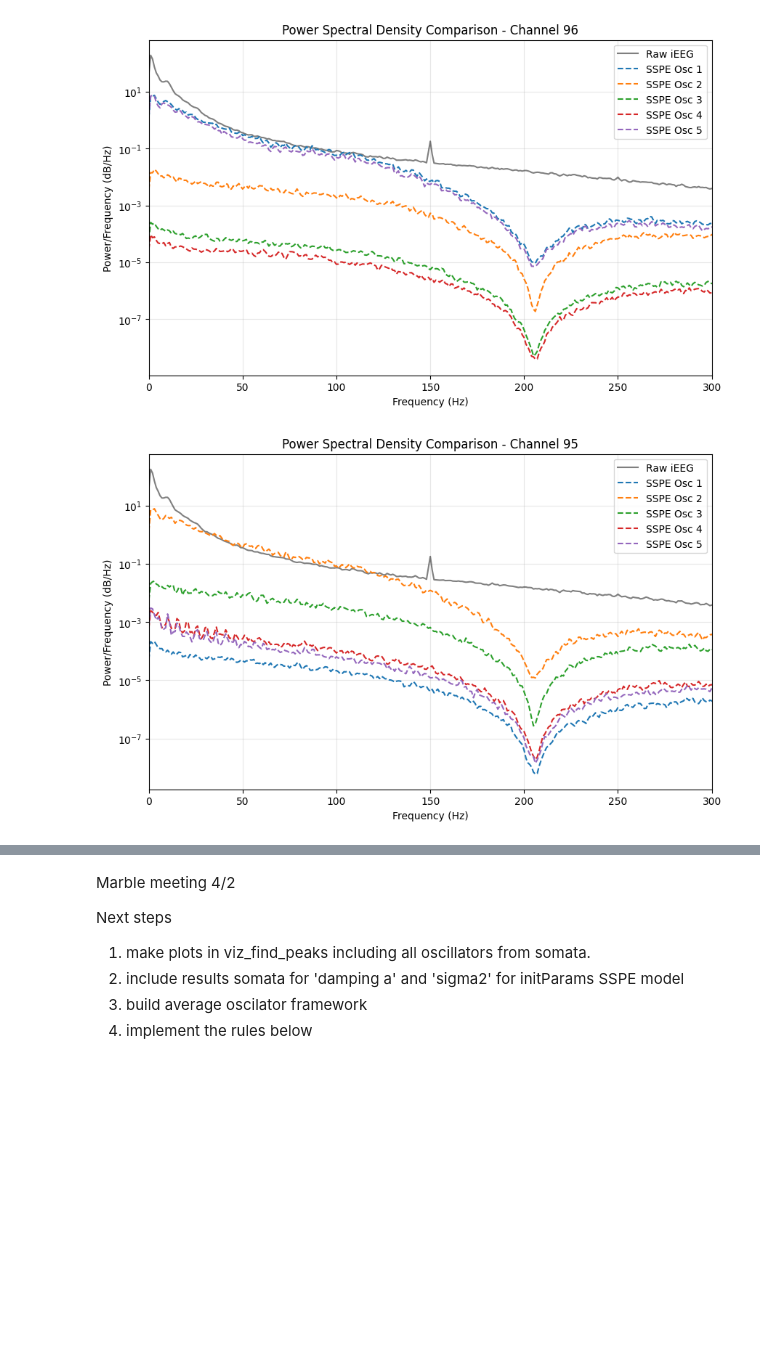
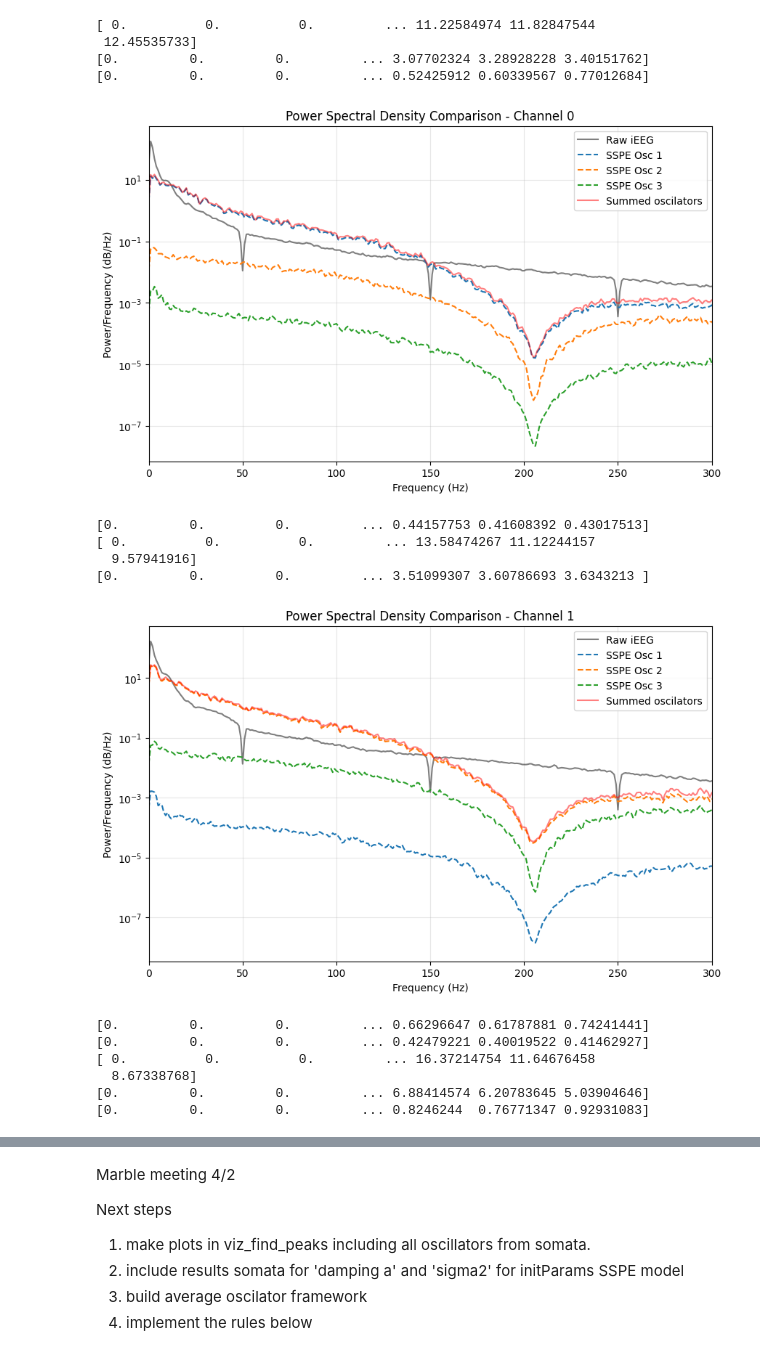
Before and after one commit to LisaPonsteen/SSR-neural-speech-decoding, a Jupyter notebook: viz_peak_freqs.ipynb, the cells around one changed output, grey strips where cells are left out. Saved outputs shown, nothing was run; the diff lists cells and outputs as text; code cells hidden in the pictures; blank space fills up the shorter version.

```diff
--- a/viz_peak_freqs.ipynb
+++ b/viz_peak_freqs.ipynb
@@ -221,40 +286,82 @@ ValueError: array must not contain infs or NaNs
 # %%
-
+import scipy.signal
 pt = 'sub-07'
 ch_idx = 8
 #ch = [50, 8, 51, 101]
 ch = [96, 95, 1]
 
 path_bids = '/Users/lisa/Documents/DSAI_year2/Marble/SingleWordProductionDutch/SingleWordProductionDutch-iBIDS'
 io = NWBHDF5IO(os.path.join(path_bids,pt,'ieeg',f'{pt}_task-wordProduction_ieeg.nwb'), 'r')
 nwbfile = io.read()
 data = nwbfile.acquisition['iEEG'].data[:]
 io.close()
 
-for ch_idx in ch:
+#remove (harmonics of) line noise just like done with the sspe data
+for i in range (0,5):
+    sos = scipy.signal.iirfilter(4, [(i*100+49)/(sr/2),(i*100+51)/(sr/2)],btype='bandstop',output='sos')
+    data = scipy.signal.sosfiltfilt(sos,data,axis=0)
+
+#for the first 3 channels
+osc = [[ 1.57171376, 72.89608773, 30.67527927], [ 1.61172049, 32.21539268, 76.49096605], [ 1.46762755, 32.76762149, 77.56405255, 22.93725585, 12.44592291]
+,[ 2.17824134, 27.86930719, 74.8655711 ]]
+
+idx = 0
+
+#for ch_idx in ch:
+for ch_idx in range (0,3):
     plt.figure(figsize=(10, 6))
 
     # 1. Compute PSD for Raw Signal
     freqs_raw, psd_raw = welch(data[:, ch_idx], sr, nperseg=1024)
     plt.semilogy(freqs_raw, psd_raw, label='Raw iEEG', color='black', alpha=0.5)
 
     # 2. Compute PSD for SSPE Oscillators
     # (Assuming you have access to the raw oscillations before absolute value)
     # If you only have features, this plot will look like low-frequency noise.
     sspe_stacked = np.load(os.path.join(feat_path,f'{pt}_SSPEfeat.npy'))
-    nr_osc = 5
+
+    summed_signal = np.zeros(sspe_stacked.shape[0])
+
+    nr_osc = len(osc[ch_idx])
+
+    #GET THE RIGHT INDEX AND NR OF OSC FOR THESE CHANNELS
+    #might be easier to just pick the first few channels, and look up manually their nr for now (should i later save that info somewhere automatically? is this done correctly in other parts? does the decoder/stacker know??)
+
     for i in range(nr_osc):
-        osc_data = sspe_stacked[:, ch_idx * nr_osc + i]
+        osc_data = sspe_stacked[:, idx + i]
+        print (osc_data)
+        summed_signal = summed_signal + osc_data  # add all oscillators up so we can check if it that results in the raw signal
         freqs_osc, psd_osc = welch(osc_data, sr, nperseg=1024)
         plt.semilogy(freqs_osc, psd_osc, label=f'SSPE Osc {i+1}', linestyle='--')
+
+    idx += nr_osc
+
+    # Compute PSD for the summed signal
+    freqs_added, psd_added = welch(summed_signal, sr, nperseg=1024)
+
+    plt.semilogy(freqs_added, psd_added, label='Summed oscilators', color='red', alpha=0.5)
 
     plt.title(f'Power Spectral Density Comparison - Channel {ch_idx}')
     plt.xlabel('Frequency (Hz)')
     plt.ylabel('Power/Frequency (dB/Hz)')
     plt.xlim([0, 300]) # Focus on the High-Gamma range
     plt.legend()
     plt.grid(True, which='both', alpha=0.3)
     plt.show()
 # %% [output]
+[ 0.          0.          0.         ... 11.22584974 11.82847544
+ 12.45535733]
+[0.         0.         0.         ... 3.07702324 3.28928228 3.40151762]
+[0.         0.         0.         ... 0.52425912 0.60339567 0.77012684]
-[figure, old version]
+[figure, new version]
+[0.         0.         0.         ... 0.44157753 0.41608392 0.43017513]
+[ 0.          0.          0.         ... 13.58474267 11.12244157
+  9.57941916]
+[0.         0.         0.         ... 3.51099307 3.60786693 3.6343213 ]
-[figure, old version]
+[figure, new version]
+[0.         0.         0.         ... 0.66296647 0.61787881 0.74241441]
+[0.         0.         0.         ... 0.42479221 0.40019522 0.41462927]
+[ 0.          0.          0.         ... 16.37214754 11.64676458
+  8.67338768]
+[0.         0.         0.         ... 6.88414574 6.20783645 5.03904646]
+[0.         0.         0.         ... 0.8246244  0.76771347 0.92931083]
```
Also changed, not shown: parts of 9 cells of this notebook, 3 other files.
